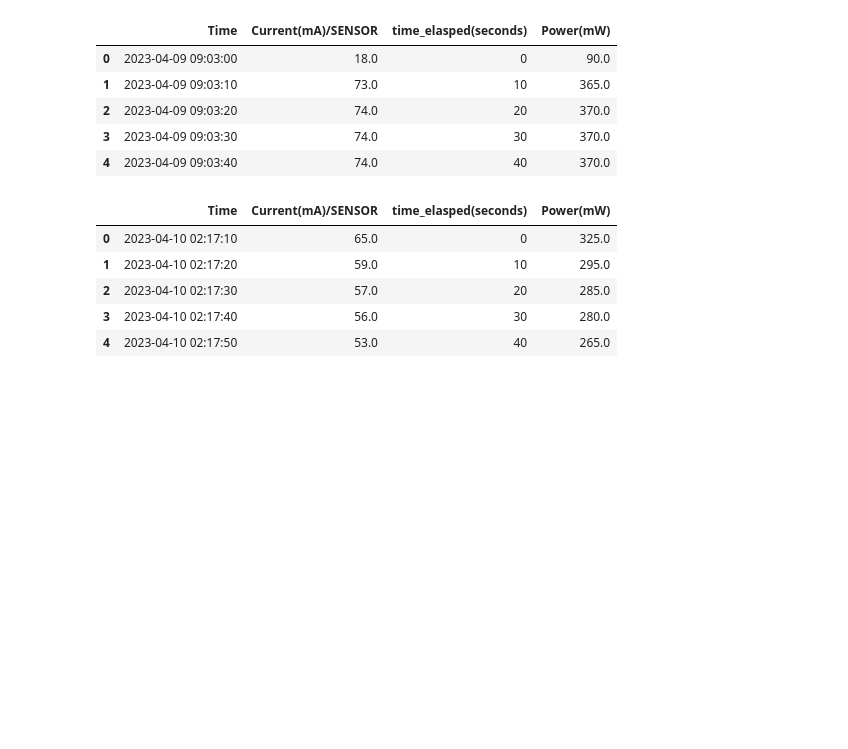
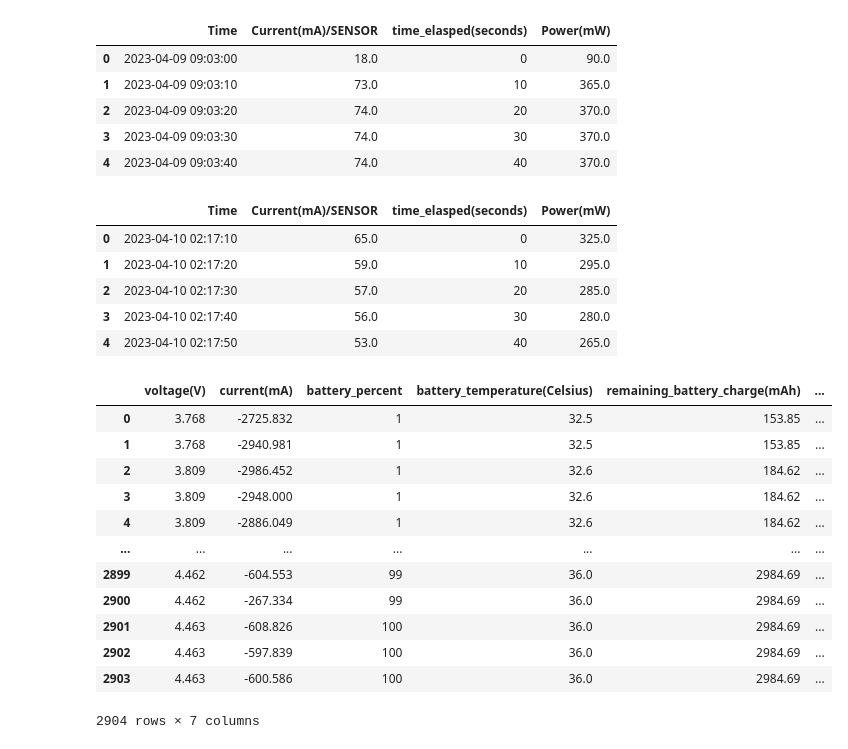
Before and after one commit to hrishi463/Phone-Battery, a Jupyter notebook: main.ipynb, the cells around one changed output. Cells and saved outputs as stored; diff of their text form; code cells hidden in the pictures; blank space fills up the shorter version.

```diff
--- a/main.ipynb
+++ b/main.ipynb
@@ -209,3 +209,5 @@ iPhone7plus.head()
 | 2 | 2023-04-10 02:17:30 | 57.0 | 20 | 285.0 |
 | 3 | 2023-04-10 02:17:40 | 56.0 | 30 | 280.0 |
 | 4 | 2023-04-10 02:17:50 | 53.0 | 40 | 265.0 |
+# %%
+df2 = pd.read_csv("dataset/pixel4a.txt", delimiter=",")
@@ -211,0 +216,16 @@ iPhone7plus.head()
+# %%
+df2
+# %% [output]
+|  | voltage(V) | current(mA) | battery_percent | battery_temperature(Celsius) | remaining_battery_charge(mAh) | ... |
+| 0 | 3.768 | -2725.832 | 1 | 32.5 | 153.85 | ... |
+| 1 | 3.768 | -2940.981 | 1 | 32.5 | 153.85 | ... |
+| 2 | 3.809 | -2986.452 | 1 | 32.6 | 184.62 | ... |
+| 3 | 3.809 | -2948.000 | 1 | 32.6 | 184.62 | ... |
+| 4 | 3.809 | -2886.049 | 1 | 32.6 | 184.62 | ... |
+| ... | ... | ... | ... | ... | ... | ... |
+| 2899 | 4.462 | -604.553 | 99 | 36.0 | 2984.69 | ... |
+| 2900 | 4.462 | -267.334 | 99 | 36.0 | 2984.69 | ... |
+| 2901 | 4.463 | -608.826 | 100 | 36.0 | 2984.69 | ... |
+| 2902 | 4.463 | -597.839 | 100 | 36.0 | 2984.69 | ... |
+| 2903 | 4.463 | -600.586 | 100 | 36.0 | 2984.69 | ... |
+2904 rows × 7 columns
```
Also changed, not shown: parts of 27 cells of this notebook, 5 other files.
